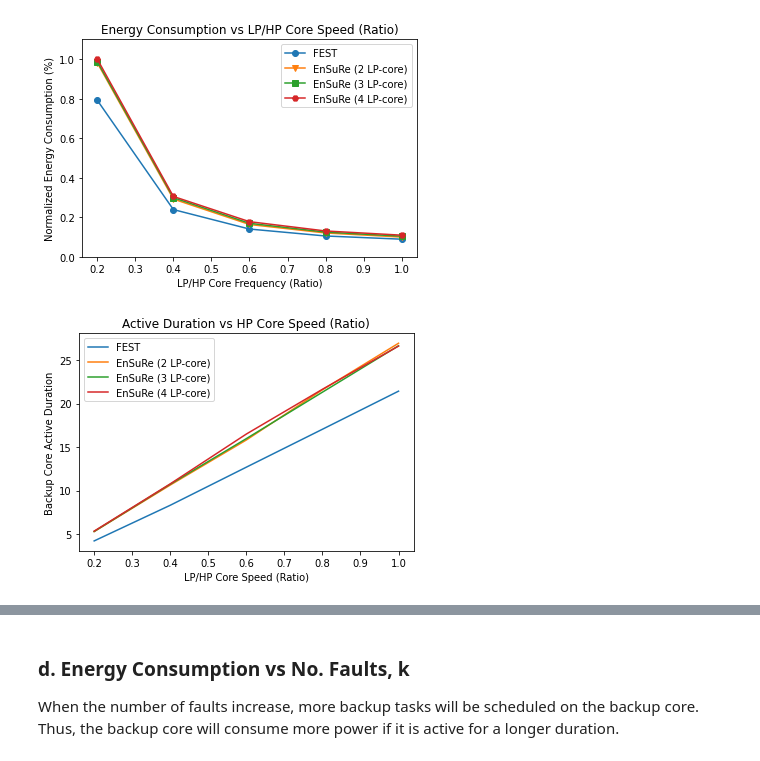
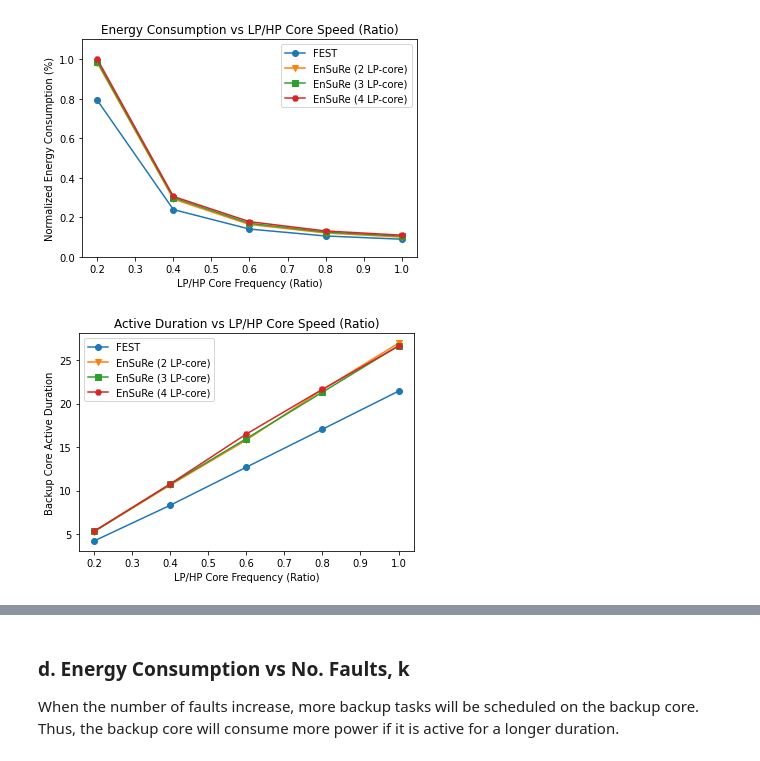
Before and after one commit to amin-kian/FT-RT-Scheduling-with-RL, a Jupyter notebook: FEST and EnSuRe Simulation.ipynb, the cells around one changed output, grey strips where cells are left out. Drawn from its saved outputs; the diff is of its cells as text; code cells hidden in the pictures.

```diff
--- a/FEST and EnSuRe Simulation.ipynb
+++ b/FEST and EnSuRe Simulation.ipynb
@@ -9,7 +9,7 @@ Simulation parameters for the task set, system and scheduling.
 # %%
 # 1. Task Set Parameters
 sys_utils = [0.5, 0.6, 0.7, 0.8, 0.85, 0.9]
-num_sets = 5  # no. task sets to generate with this configuration
+num_sets = 4  # no. task sets to generate with this configuration
 n = 100  # no. tasks in set
 frame_duration = 200  # length of frame, in ms
 
@@ -56,4 +56,4 @@ from ast import literal_eval
 import matplotlib.pyplot as plt
 
 # no. times to run for average
-repeat = 4
+repeat = 5
@@ -420,16 +416,16 @@ plt.show()
 # %%
 # Plot Backup Core Active Duration vs LP/HP Core Speed
 
-plt.plot(lp_hp_ratios, active_duration_results[0], label='FEST')
-plt.plot(lp_hp_ratios, active_duration_results[1], label='EnSuRe (2 LP-core)')
-plt.plot(lp_hp_ratios, active_duration_results[2], label='EnSuRe (3 LP-core)')
-plt.plot(lp_hp_ratios, active_duration_results[3], label='EnSuRe (4 LP-core)')
-plt.title('Active Duration vs HP Core Speed (Ratio)')
-plt.xlabel('LP/HP Core Speed (Ratio)')
+plt.plot(lp_hp_ratios, active_duration_results[0], marker='o', label='FEST')
+plt.plot(lp_hp_ratios, active_duration_results[1], marker='v', label='EnSuRe (2 LP-core)')
+plt.plot(lp_hp_ratios, active_duration_results[2], marker='s', label='EnSuRe (3 LP-core)')
+plt.plot(lp_hp_ratios, active_duration_results[3], marker='H', label='EnSuRe (4 LP-core)')
+plt.title('Active Duration vs LP/HP Core Speed (Ratio)')
+plt.xlabel('LP/HP Core Frequency (Ratio)')
 plt.ylabel('Backup Core Active Duration')
 
 plt.legend()
 
 plt.show()
 # %% [output]
-[figure, old version]
+[figure, new version]
```
Also changed, not shown: parts of 3 cells of this notebook, 1 other file.
